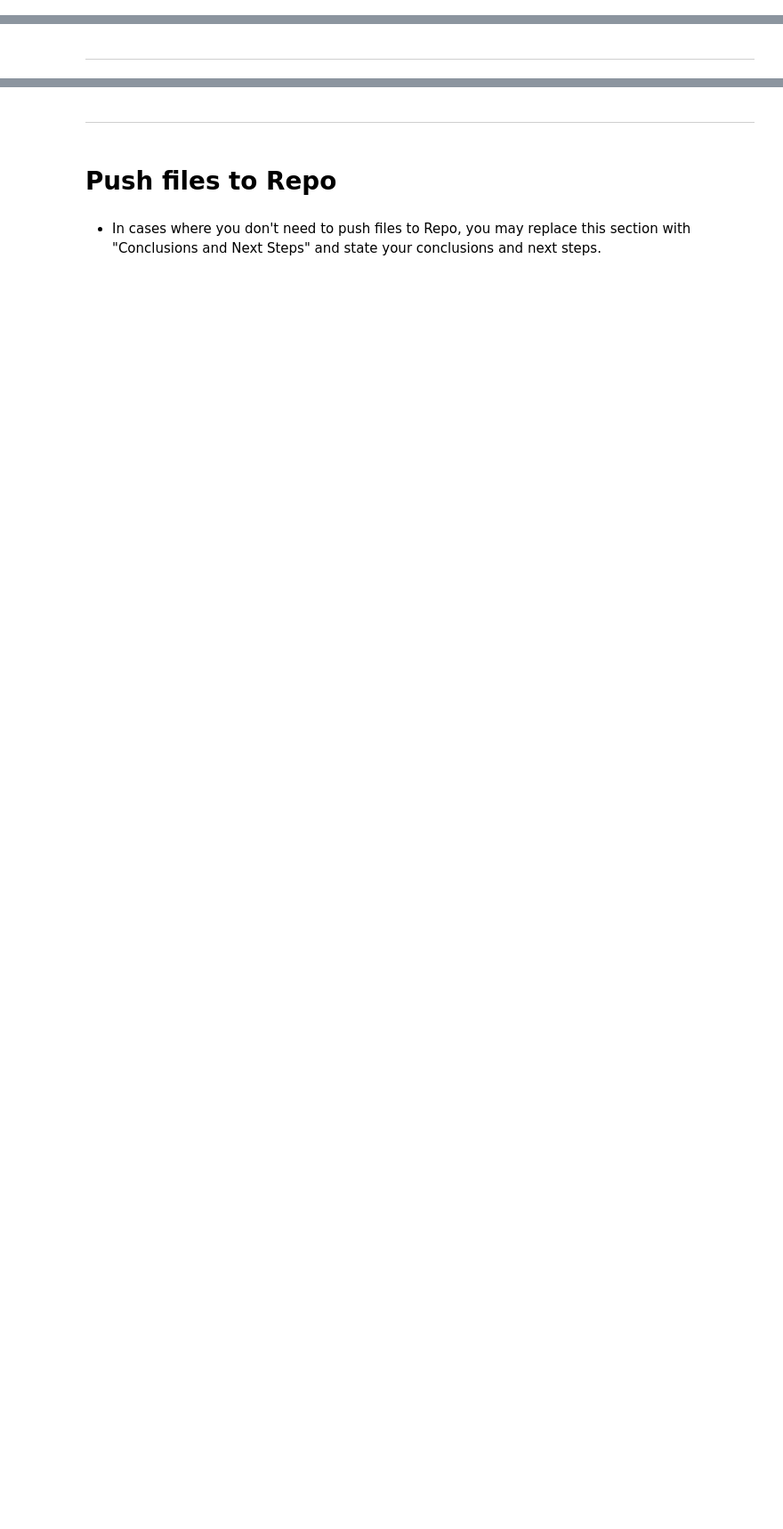
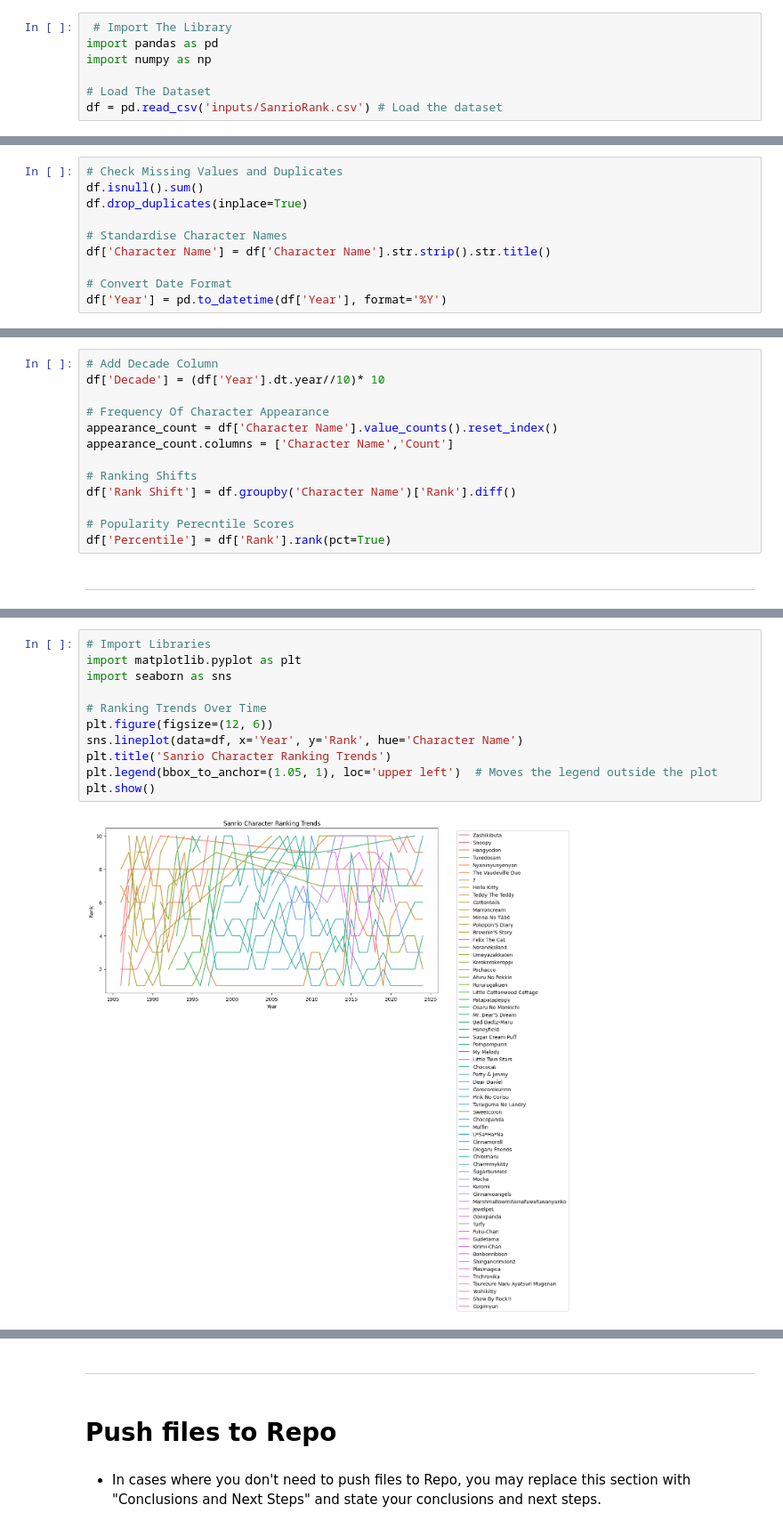
Before and after one commit to tamikamqhum/Sanrio_Ranking, a Jupyter notebook: jupyter_notebooks/The Sanrio Index.ipynb, the cells around one changed output, grey strips where cells are left out. Shown at 89% size. Saved outputs shown, nothing was run; the diff lists cells and outputs as text; blank space fills up the shorter version.

Commit message:
Completed data prep, EDA, ML model and ethical considerations

```diff
--- a/jupyter_notebooks/The Sanrio Index.ipynb
+++ b/jupyter_notebooks/The Sanrio Index.ipynb
@@ -53,0 +43,7 @@ Section 1 content
+# %%
+ # Import The Library
+import pandas as pd
+import numpy as np
+
+# Load The Dataset
+df = pd.read_csv('inputs/SanrioRank.csv') # Load the dataset
@@ -54,3 +82,13 @@ Section 1 content
+# %%
+# Check Missing Values and Duplicates
+df.isnull().sum()
+df.drop_duplicates(inplace=True)
+
+# Standardise Character Names
+df['Character Name'] = df['Character Name'].str.strip().str.title()
+
+# Convert Date Format
+df['Year'] = pd.to_datetime(df['Year'], format='%Y')
 # %% [markdown]
 ---
 # %% [markdown]
@@ -60,2 +96,15 @@ Section 2 content
+# %%
+# Add Decade Column
+df['Decade'] = (df['Year'].dt.year//10)* 10
+
+# Frequency Of Character Appearance
+appearance_count = df['Character Name'].value_counts().reset_index()
+appearance_count.columns = ['Character Name','Count']
+
+# Ranking Shifts
+df['Rank Shift'] = df.groupby('Character Name')['Rank'].diff()
+
+# Popularity Perecntile Scores
+df['Percentile'] = df['Rank'].rank(pct=True)
 # %% [markdown]
 ---
@@ -66,0 +148,13 @@ NOTE
+# %%
+# Import Libraries
+import matplotlib.pyplot as plt
+import seaborn as sns
+
+# Ranking Trends Over Time
+plt.figure(figsize=(12, 6))
+sns.lineplot(data=df, x='Year', y='Rank', hue='Character Name')
+plt.title('Sanrio Character Ranking Trends')
+plt.legend(bbox_to_anchor=(1.05, 1), loc='upper left')  # Moves the legend outside the plot
+plt.show()
+# %% [output]
+[figure, added]
```
Also changed, not shown: parts of 43 cells of this notebook, 1 other file.
